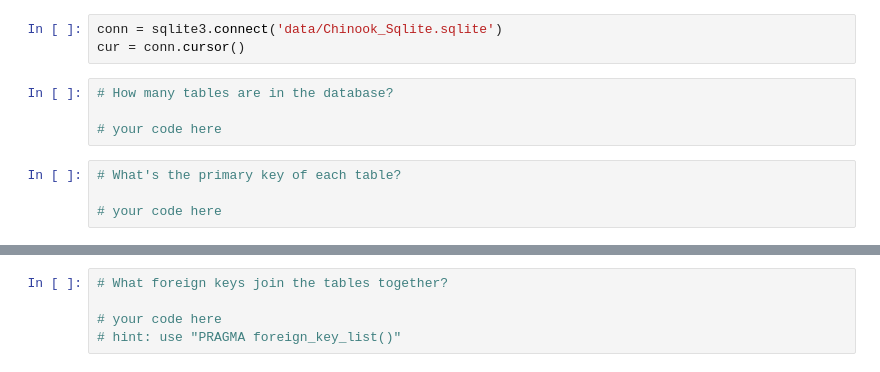
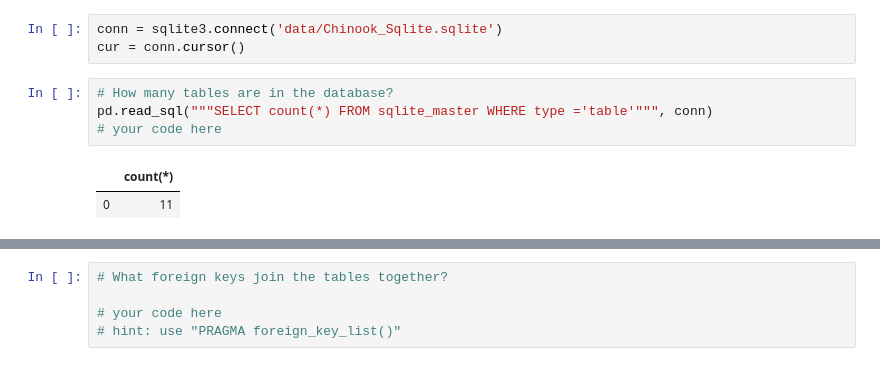
Before and after one commit to jfleury12/dc-ds-111819, a Jupyter notebook: module-2/day-1-sql/sql-to-pandas.ipynb, the cells around one changed output, grey strips where cells are left out. Cells and saved outputs as stored; diff of their text form.

```diff
--- a/module-2/day-1-sql/sql-to-pandas.ipynb
+++ b/module-2/day-1-sql/sql-to-pandas.ipynb
@@ -464,9 +639,8 @@ conn = sqlite3.connect('data/Chinook_Sqlite.sqlite')
 cur = conn.cursor()
 # %%
 # How many tables are in the database?
-
+pd.read_sql("""SELECT count(*) FROM sqlite_master WHERE type ='table'""", conn)
 # your code here
+# %% [output]
+|  | count(*) |
+| 0 | 11 |
-# %%
-# What's the primary key of each table?
-
-# your code here
```
Also changed, not shown: parts of 16 cells of this notebook, 1 other file.
